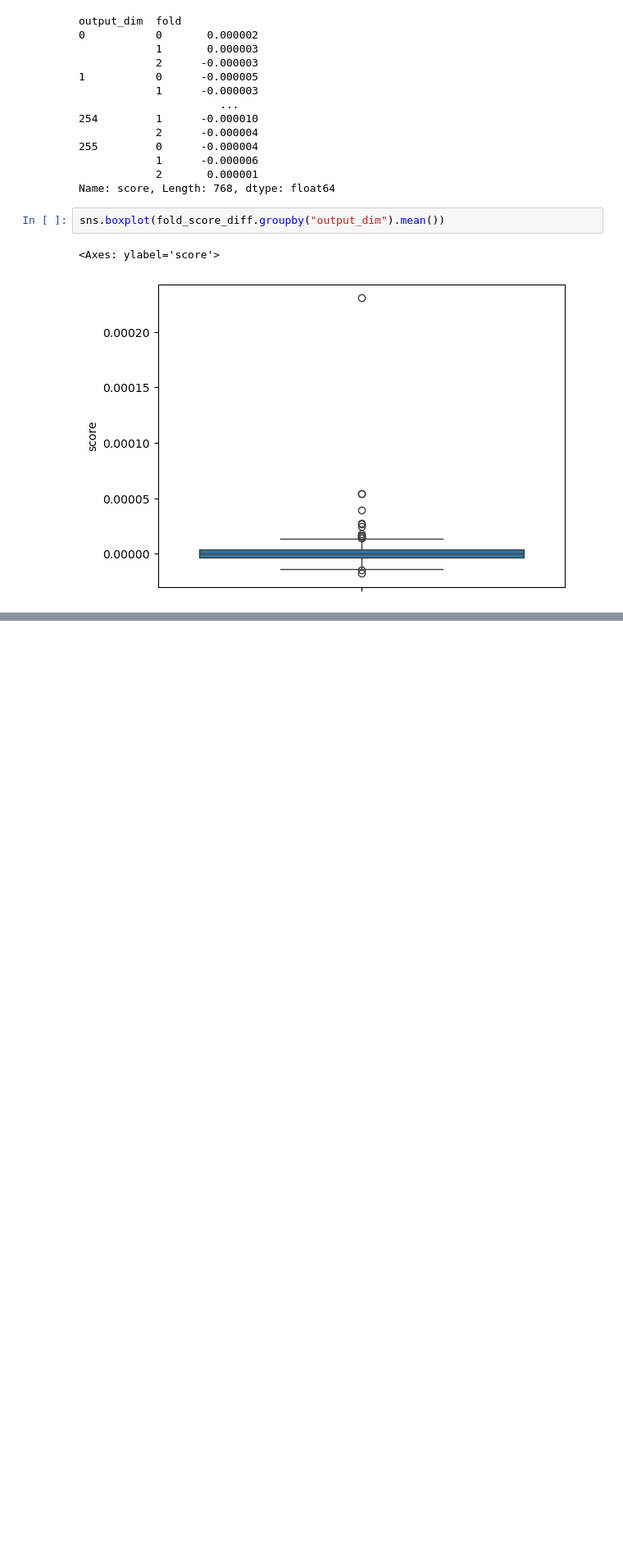
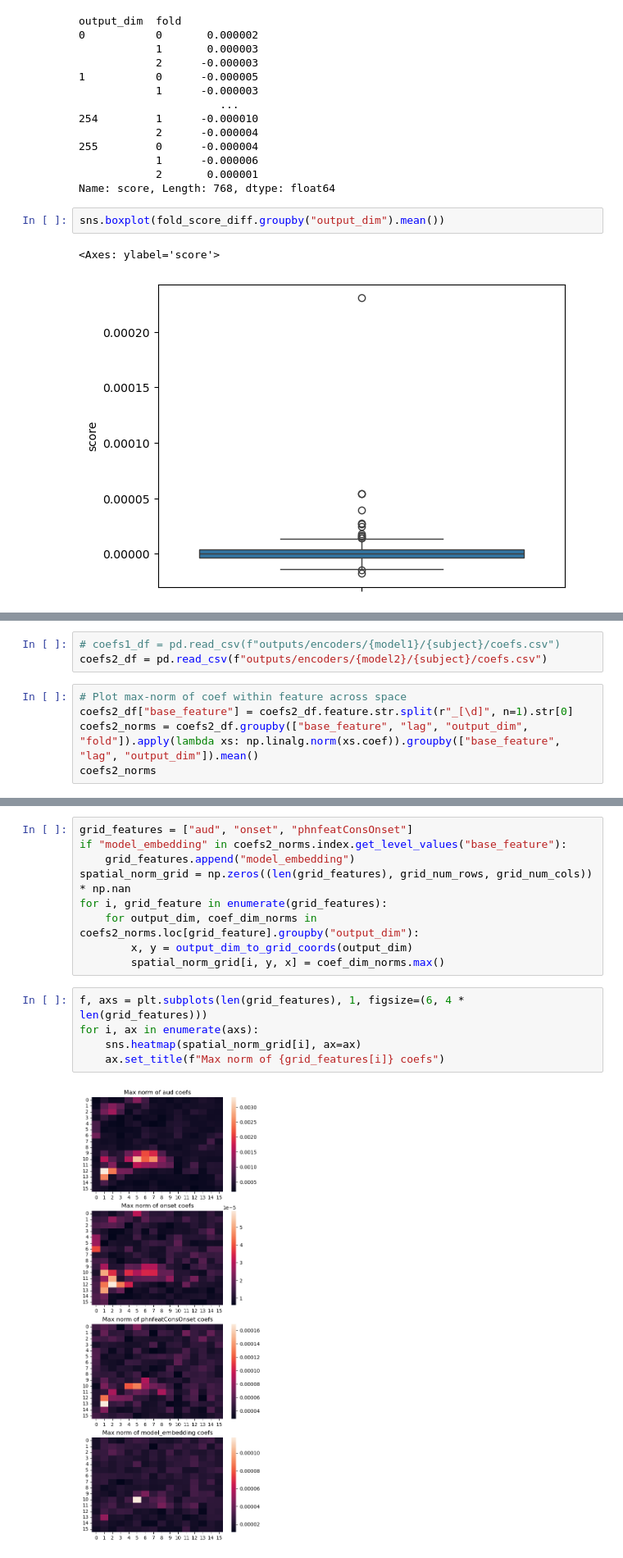
Before and after one commit to hans/ideal-word-representations, a Jupyter notebook: notebooks/encoding/compare_within_subject.ipynb, the cells around one changed output, grey strips where cells are left out. Shown at 82% size. Cells and saved outputs as stored; diff of their text form; blank space fills up the shorter version.

Commit message:
many rapid encoder improvements

```diff
--- a/notebooks/encoding/compare_within_subject.ipynb
+++ b/notebooks/encoding/compare_within_subject.ipynb
@@ -143,0 +146,8 @@ sns.boxplot(fold_score_diff.groupby("output_dim").mean())
+# %%
+# coefs1_df = pd.read_csv(f"outputs/encoders/{model1}/{subject}/coefs.csv")
+coefs2_df = pd.read_csv(f"outputs/encoders/{model2}/{subject}/coefs.csv")
+# %%
+# Plot max-norm of coef within feature across space
+coefs2_df["base_feature"] = coefs2_df.feature.str.split(r"_[\d]", n=1).str[0]
+coefs2_norms = coefs2_df.groupby(["base_feature", "lag", "output_dim", "fold"]).apply(lambda xs: np.linalg.norm(xs.coef)).groupby(["base_feature", "lag", "output_dim"]).mean()
+coefs2_norms
@@ -143,0 +168,16 @@ sns.boxplot(fold_score_diff.groupby("output_dim").mean())
+# %%
+grid_features = ["aud", "onset", "phnfeatConsOnset"]
+if "model_embedding" in coefs2_norms.index.get_level_values("base_feature"):
+    grid_features.append("model_embedding")
+spatial_norm_grid = np.zeros((len(grid_features), grid_num_rows, grid_num_cols)) * np.nan
+for i, grid_feature in enumerate(grid_features):
+    for output_dim, coef_dim_norms in coefs2_norms.loc[grid_feature].groupby("output_dim"):
+        x, y = output_dim_to_grid_coords(output_dim)
+        spatial_norm_grid[i, y, x] = coef_dim_norms.max()
+# %%
+f, axs = plt.subplots(len(grid_features), 1, figsize=(6, 4 * len(grid_features)))
+for i, ax in enumerate(axs):
+    sns.heatmap(spatial_norm_grid[i], ax=ax)
+    ax.set_title(f"Max norm of {grid_features[i]} coefs")
+# %% [output]
+[figure, added]
```
Also changed, not shown: parts of 3 cells of this notebook, 6 other files.
